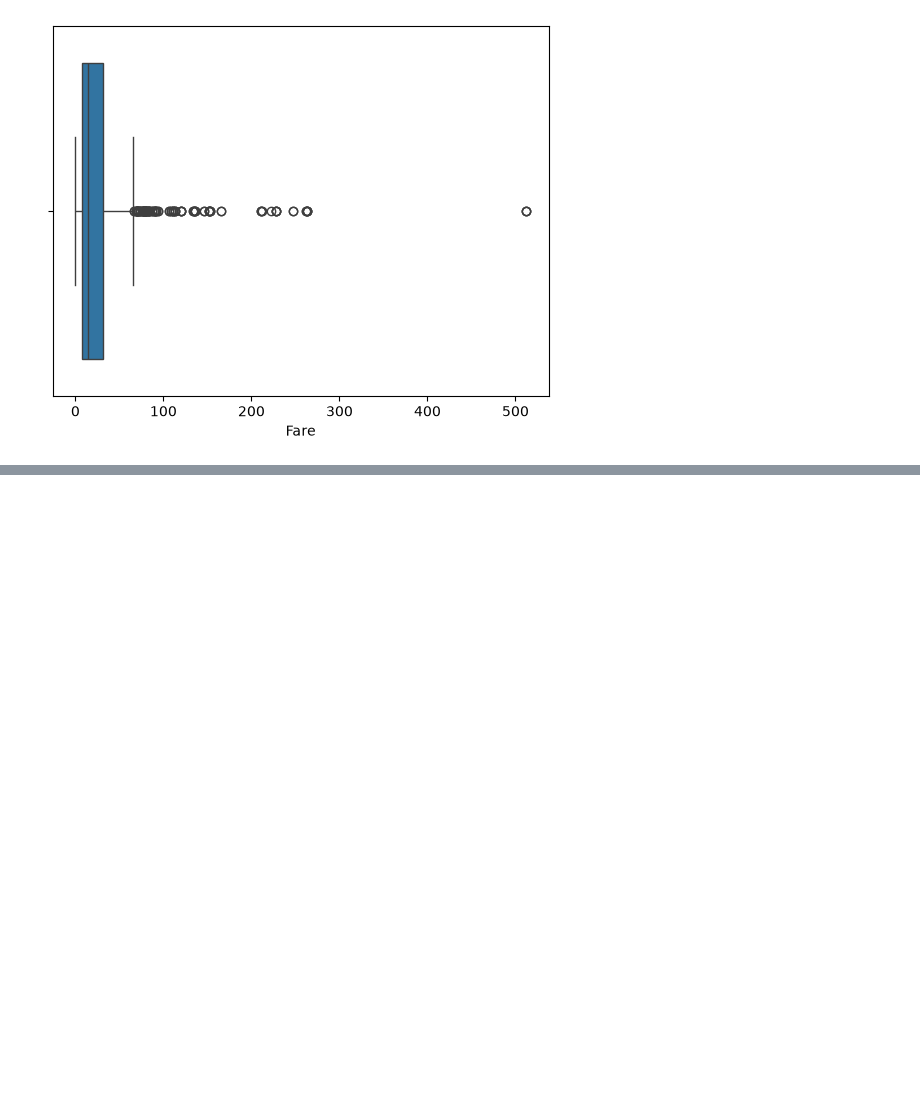
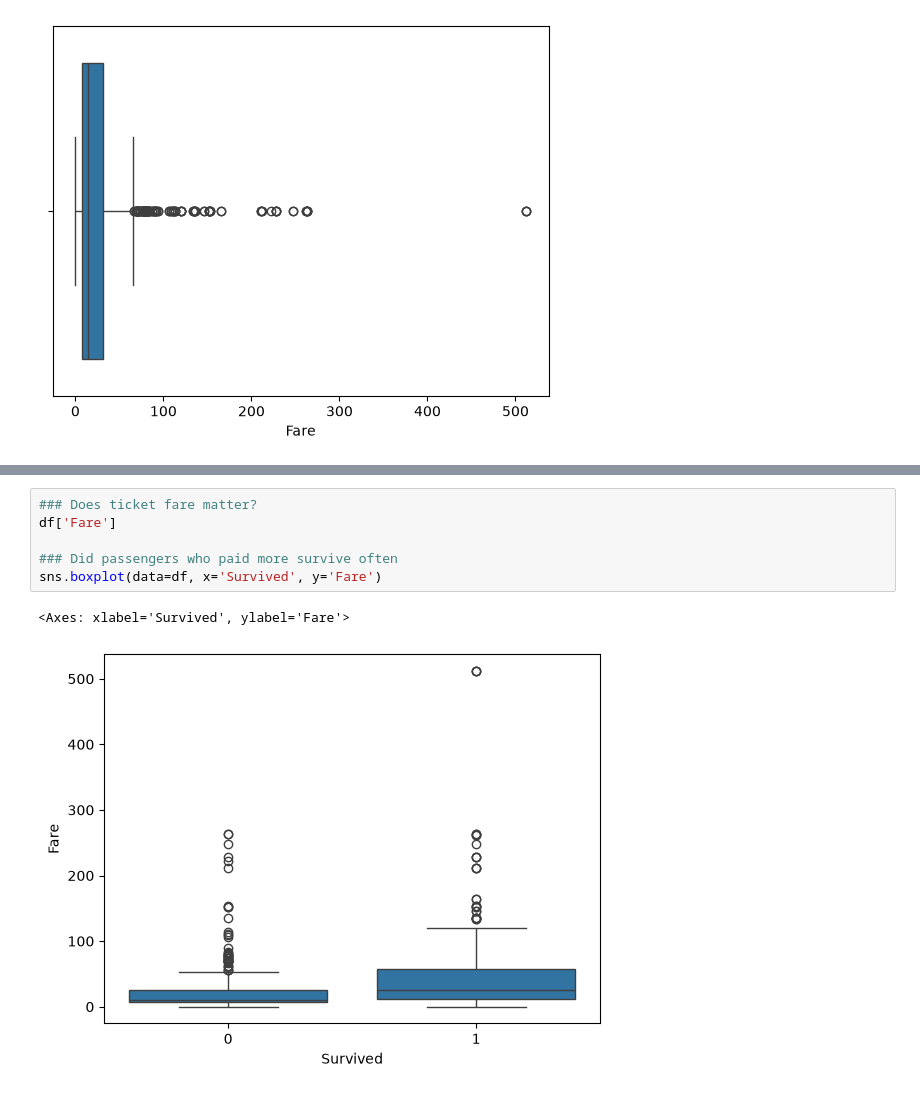
Before and after one commit to teamkweku/Data_Science_And_Machine_Learning_Notes, a Jupyter notebook: 03.EDA_and_Feature_engineering/Titanic.ipynb, the cells around one changed output, grey strips where cells are left out. Saved outputs shown, nothing was run; the diff lists cells and outputs as text; blank space fills up the shorter version.

```diff
--- a/03.EDA_and_Feature_engineering/Titanic.ipynb
+++ b/03.EDA_and_Feature_engineering/Titanic.ipynb
@@ -412,0 +623,9 @@ sns.boxplot(x=df['Fare'])
+# %%
+### Does ticket fare matter?
+df['Fare']
+
+### Did passengers who paid more survive often
+sns.boxplot(data=df, x='Survived', y='Fare')
+# %% [output]
+<Axes: xlabel='Survived', ylabel='Fare'>
+[figure, added]
```
Also changed, not shown: parts of 11 cells of this notebook.
